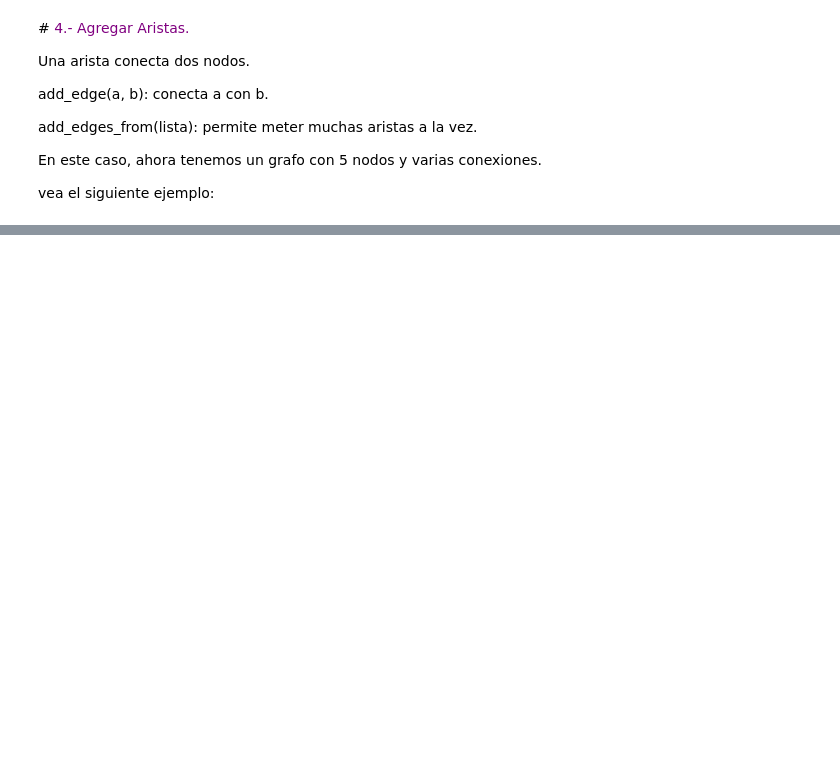
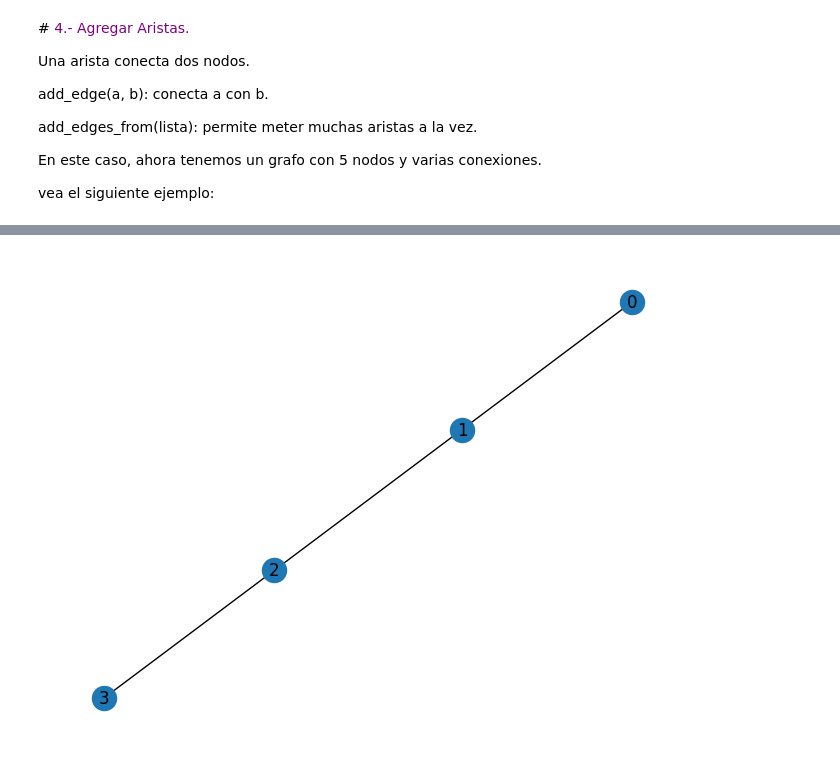
Before and after one commit to PerdomoVergaraFernando/Investigaciones-de-operaciones-, a Jupyter notebook: GraficadeRedes.ipynb, the cells around one changed output, grey strips where cells are left out. Drawn from its saved outputs; the diff is of its cells as text; code cells hidden in the pictures; blank space fills up the shorter version.

```diff
--- a/GraficadeRedes.ipynb
+++ b/GraficadeRedes.ipynb
@@ -166,0 +202,7 @@ nx.draw_networkx(J)
+# %%
+import matplotlib.pyplot as plt
+
+nx.draw(H, with_labels=True)
+plt.show()
+# %% [output]
+[figure, added]
```
Also changed, not shown: parts of 13 cells of this notebook.
